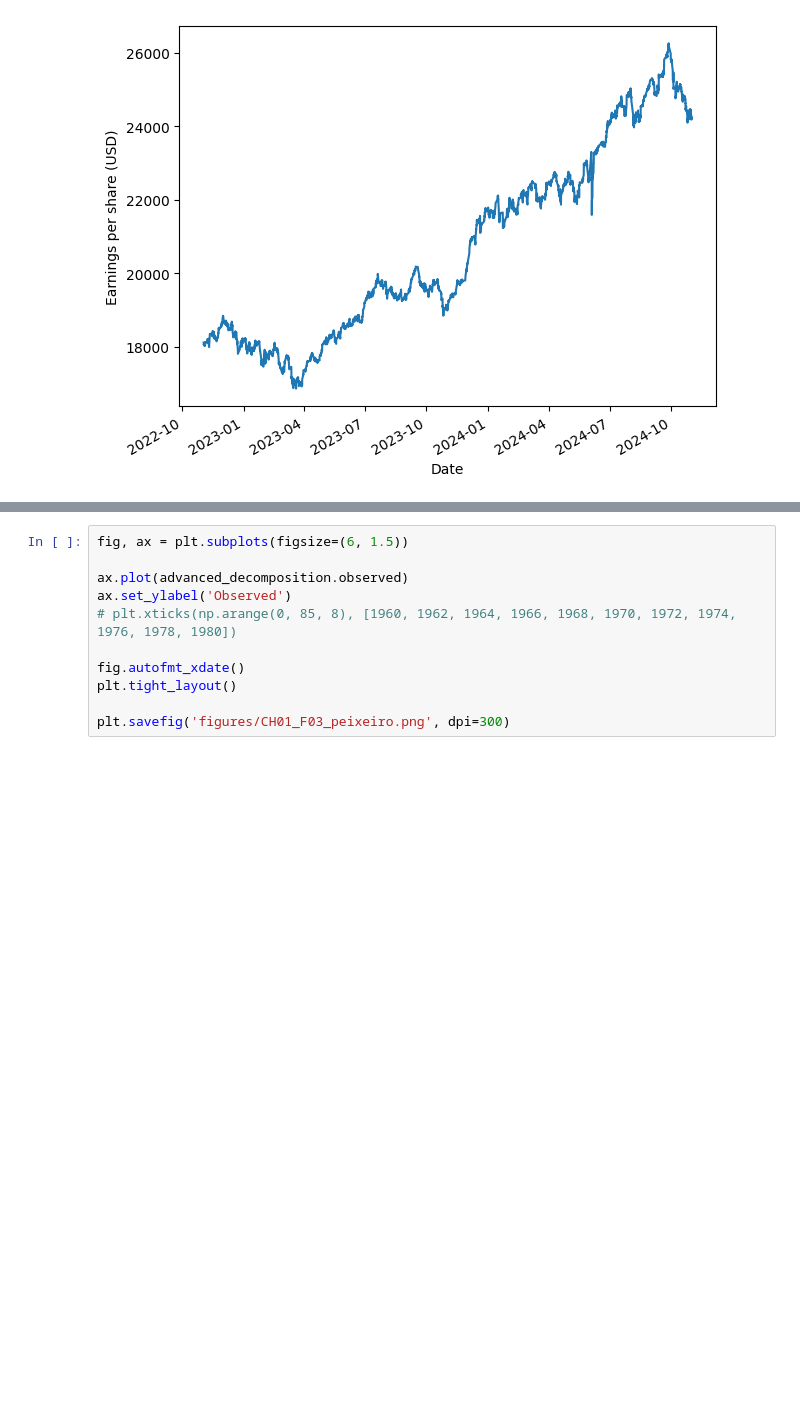
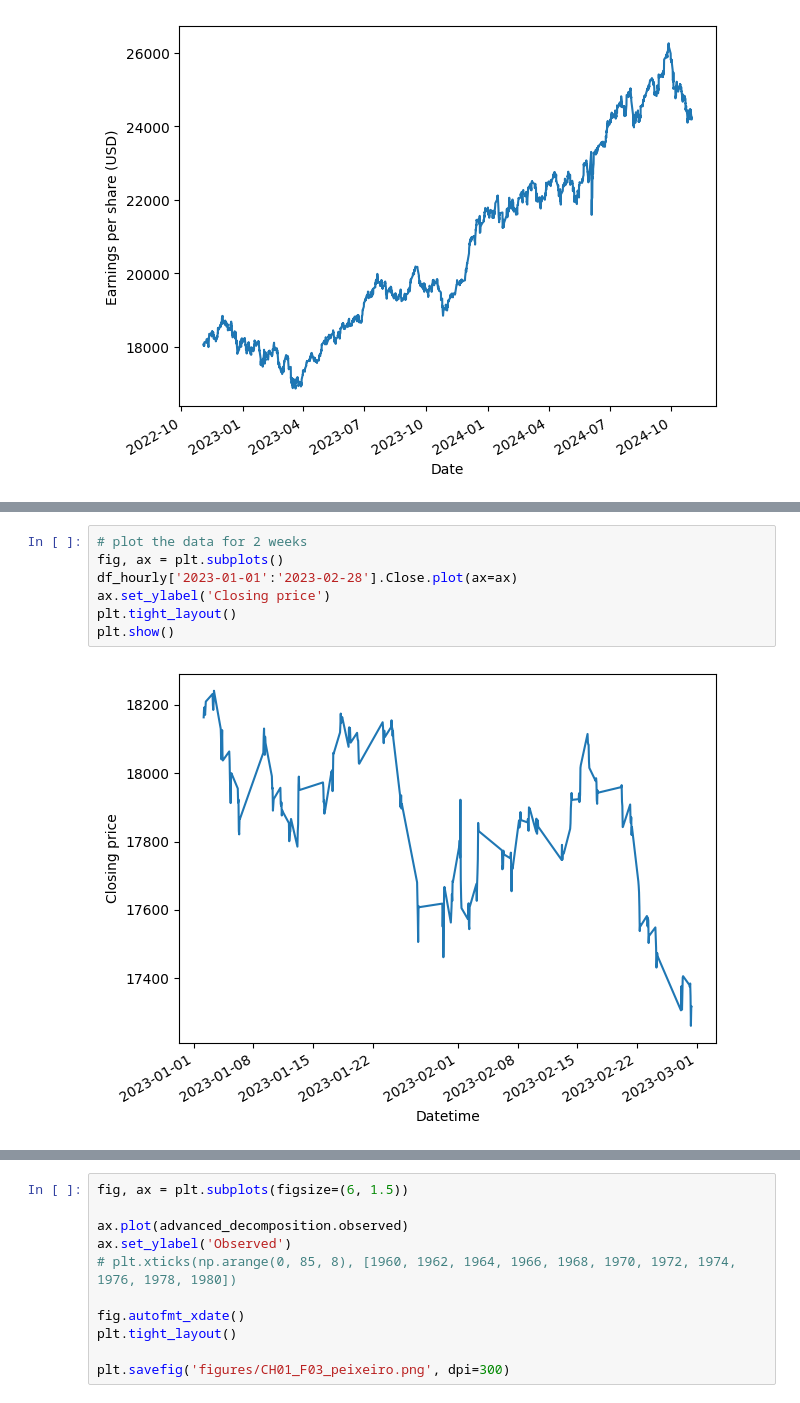
Before and after one commit to ManideepDonkena/TimeSeriesForecastingInPython, a Jupyter notebook: CH01/CH01.ipynb, the cells around one changed output, grey strips where cells are left out. Cells and saved outputs as stored; diff of their text form; blank space fills up the shorter version.

```diff
--- a/CH01/CH01.ipynb
+++ b/CH01/CH01.ipynb
@@ -245,0 +309,9 @@ advanced_decomposition = STL(df_hourly.Close, period=4).fit()
+# %%
+# plot the data for 2 weeks
+fig, ax = plt.subplots()
+df_hourly['2023-01-01':'2023-02-28'].Close.plot(ax=ax)
+ax.set_ylabel('Closing price')
+plt.tight_layout()
+plt.show()
+# %% [output]
+[figure, added]
```
Also changed, not shown: parts of 24 cells of this notebook, 20 other files.
